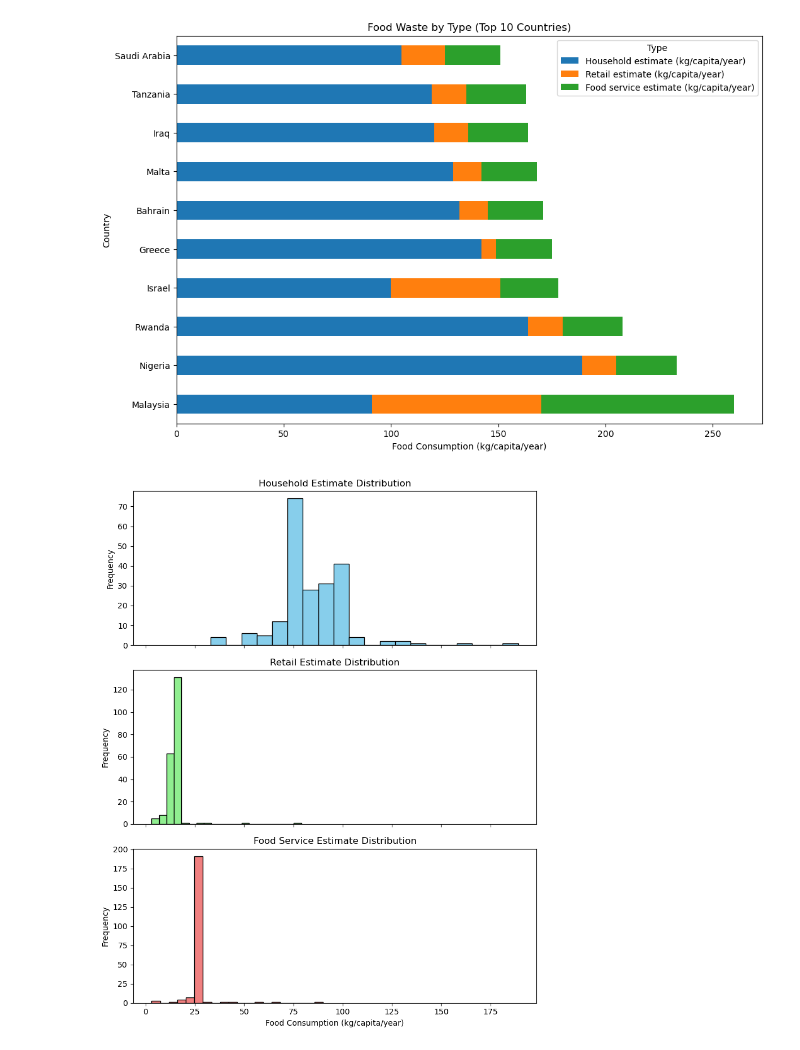
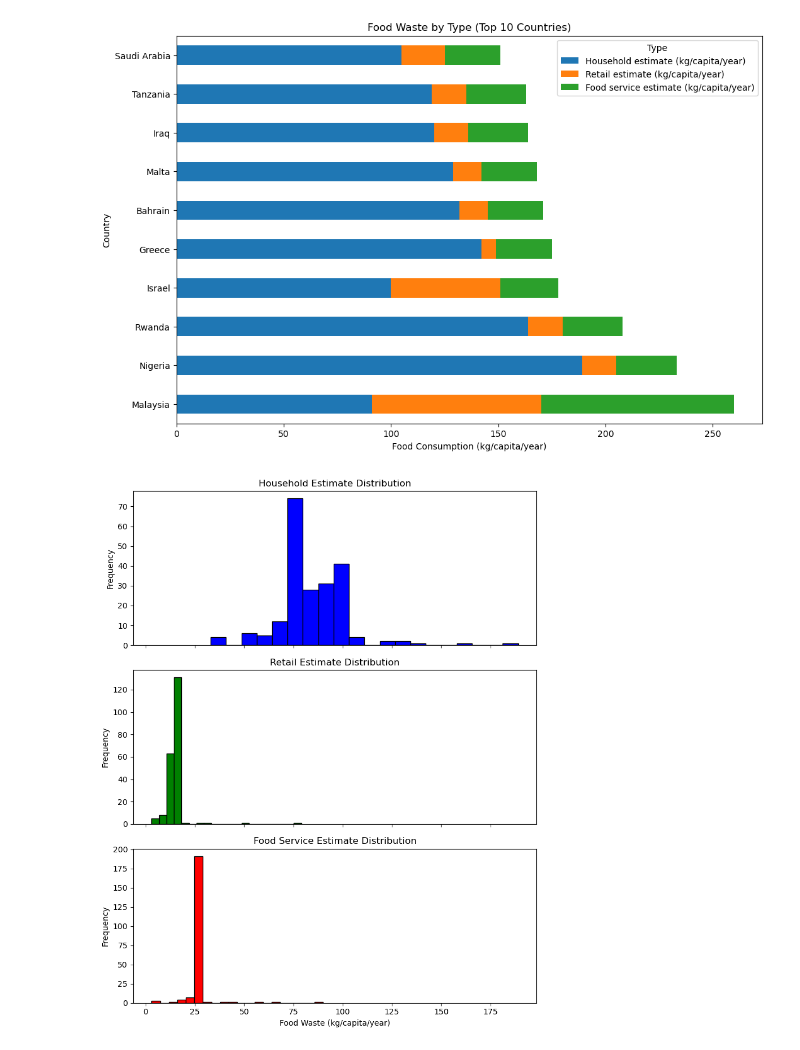
Before and after one commit to zalarez/Food_Waste_Final, a Jupyter notebook: EDA.ipynb, the cells around one changed output. Saved outputs shown, nothing was run; the diff lists cells and outputs as text; code cells hidden in the pictures.

```diff
--- a/notebook.ipynb
+++ b/EDA.ipynb
@@ -125,32 +125,27 @@ plt.show()
 # %%
 # Q4:
 # What type of food waste is most significant?
 
-# Select the columns for household, retail, and food service estimates
+# Select columns for household, retail, and food service estimates
 estimates_data = df[['Household estimate (kg/capita/year)', 'Retail estimate (kg/capita/year)', 'Food service estimate (kg/capita/year)']]
-
 # Plot histograms for each estimate
 fig, axes = plt.subplots(3, 1, figsize=(8, 10), sharex=True)
-
-# Household estimate histogram
-axes[0].hist(estimates_data['Household estimate (kg/capita/year)'], bins=20, color='skyblue', edgecolor='black')
+# Household estimate
+axes[0].hist(estimates_data['Household estimate (kg/capita/year)'], bins=20, color='blue', edgecolor='black')
 axes[0].set_title('Household Estimate Distribution')
 axes[0].set_ylabel('Frequency')
-
-# Retail estimate histogram
-axes[1].hist(estimates_data['Retail estimate (kg/capita/year)'], bins=20, color='lightgreen', edgecolor='black')
+# Retail estimate
+axes[1].hist(estimates_data['Retail estimate (kg/capita/year)'], bins=20, color='green', edgecolor='black')
 axes[1].set_title('Retail Estimate Distribution')
 axes[1].set_ylabel('Frequency')
-
-# Food service estimate histogram
-axes[2].hist(estimates_data['Food service estimate (kg/capita/year)'], bins=20, color='lightcoral', edgecolor='black')
+# Food service estimate
+axes[2].hist(estimates_data['Food service estimate (kg/capita/year)'], bins=20, color='red', edgecolor='black')
 axes[2].set_title('Food Service Estimate Distribution')
 axes[2].set_ylabel('Frequency')
-axes[2].set_xlabel('Food Consumption (kg/capita/year)')
-
-# Adjust spacing between subplots
+axes[2].set_xlabel('Food Waste (kg/capita/year)')
+# fix spacing
 plt.tight_layout()
 
 plt.show()
 # %% [output]
-[figure, old version]
+[figure, new version]
```
Also changed, not shown: parts of 1 cell of this notebook, 2 other files.
